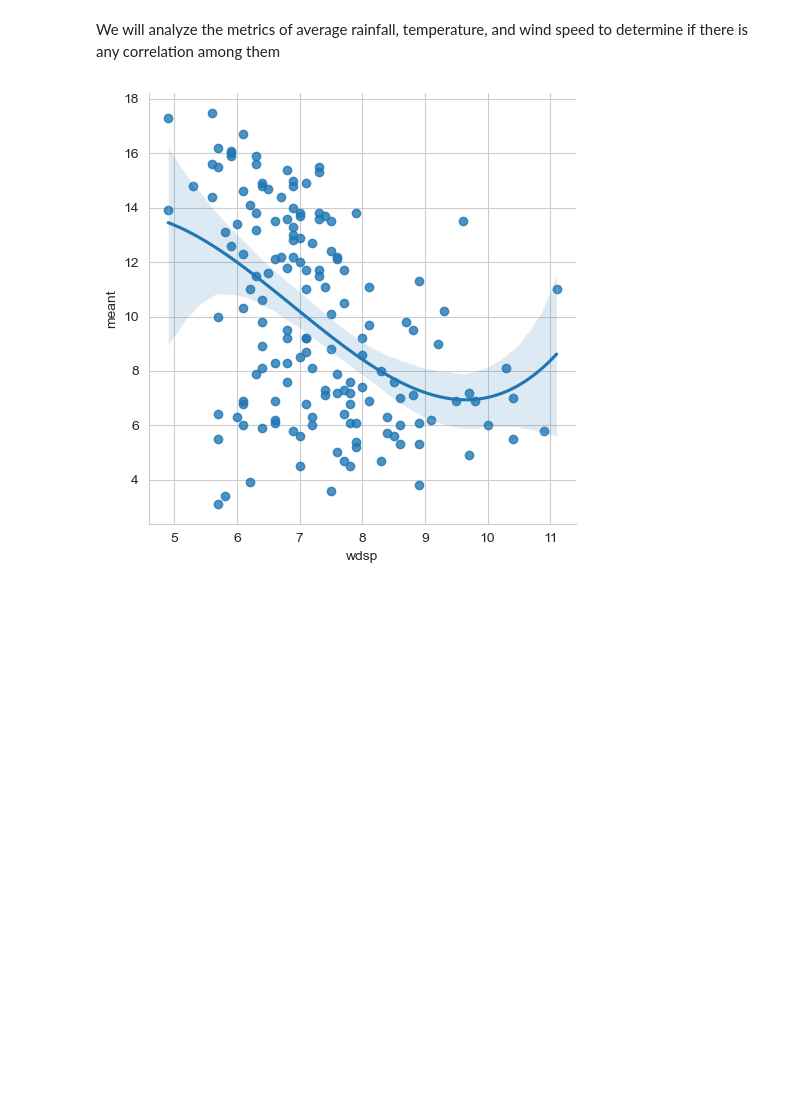
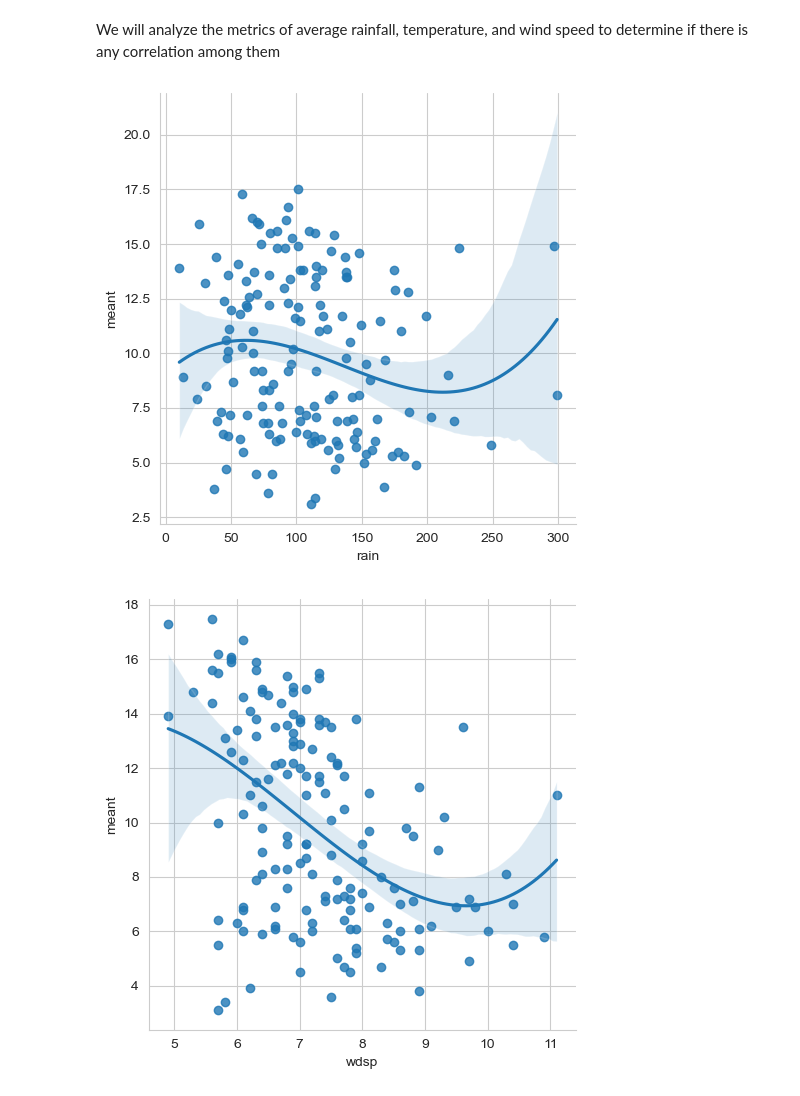
Before and after one commit to MattiDoubleU/PFDA, a Jupyter notebook: Project/Project2024.ipynb, the cells around one changed output. Saved outputs shown, nothing was run; the diff lists cells and outputs as text; code cells hidden in the pictures; blank space fills up the shorter version.

```diff
--- a/Project/Project2024.ipynb
+++ b/Project/Project2024.ipynb
@@ -310,5 +371,15 @@ plt.show()
 # %% [markdown]
 We will analyze the metrics of average rainfall, temperature, and wind speed to determine if there is any correlation among them
+# %%
+# Set style.
+sns.set_style('whitegrid')
+#sns.scatterplot(x='wdsp',y='meant',data=df)
+#sns.regplot(x='wdsp', y='meant', order=3, data=df)
+sns.lmplot(x='rain', y='meant', order=3, data=df)
+
+plt.show()
+# %% [output]
+[figure, added]
 # %%
 # Set style.
 sns.set_style('whitegrid')
```
Also changed, not shown: parts of 24 cells of this notebook.
